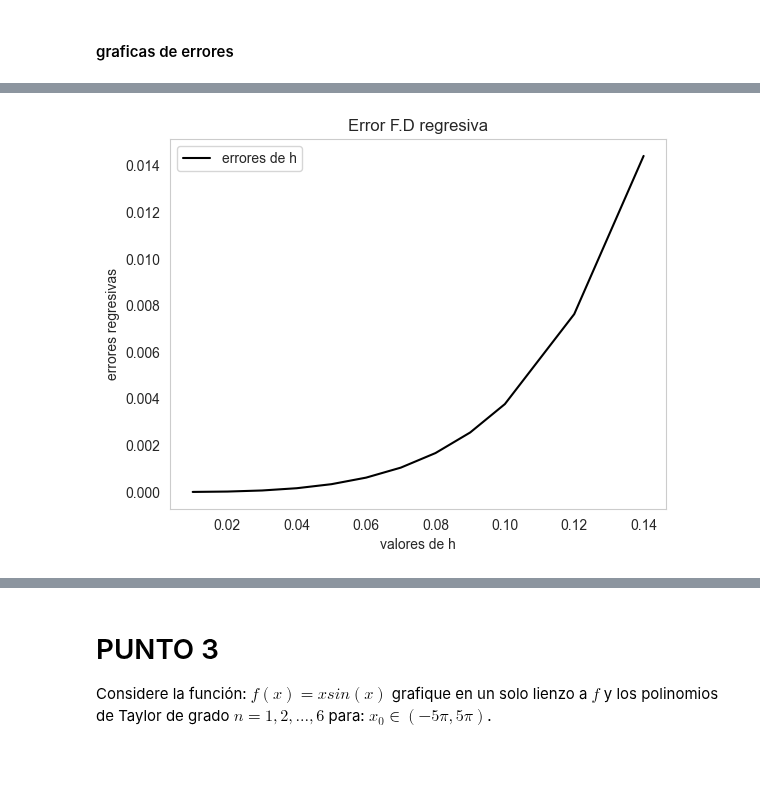
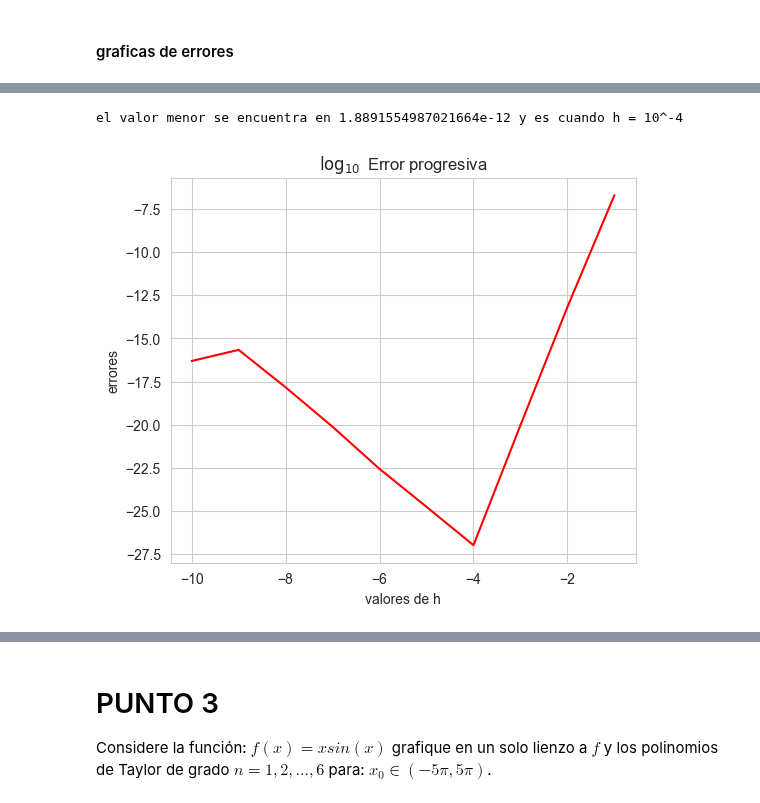
Before and after one commit to K3nnyZY/computer-solutions, a Jupyter notebook: Lab1,Kenny_Zhu,Samir_mercado.ipynb, the cells around one changed output, grey strips where cells are left out. Cells and saved outputs as stored; diff of their text form; code cells hidden in the pictures; blank space fills up the shorter version.

```diff
--- a/Lab1,Kenny_Zhu,Samir_mercado.ipynb
+++ b/Lab1,Kenny_Zhu,Samir_mercado.ipynb
@@ -269,0 +235,4 @@ errores regresivas
+# %%
+f_diff = sp.diff(f, x)  # se deriva f
+df_real = float(f_diff.subs(x, x0).evalf())   # valor real que seria la derivada de f evaluada en 1
+print(f"la derivada de la funcion es {f_diff}\n el valor real o f'(1) es: {df_real}")
@@ -269,0 +242,3 @@ errores regresivas
+# %%
+error_prog = [(np.abs(df_real-df_prog)) for df_prog in aprox_prog]   # lista de errores progresivas
+print(f"errores progresivas: \n{error_prog}")
@@ -285,13 +256,12 @@ plt.show()
-# %%
-x2 = h_values
-y2 = repr_reg
-
-plt.plot(x2,y2, label = 'errores de h', color = 'black')
-plt.title('Error F.D regresiva')
-plt.legend()
-plt.xlabel('valores de h')
-plt.ylabel('errores regresivas')
-plt.grid(False)
-plt.show()
-# %% [output]
-[figure, removed]
+# %%
+fig, ax1 = plt.subplots(figsize=(6,5))
+
+ax1.plot(h_values,np.log(error_prog),color='r')
+ax1.set_xlabel("valores de h")
+ax1.set_ylabel("errores")
+ax1.set_title('$\log_{10}$ Error progresiva');
+
+print(f"el valor menor se encuentra en {min(error_prog)} y es cuando h = 10^-4")
+# %% [output]
+el valor menor se encuentra en 1.8891554987021664e-12 y es cuando h = 10^-4
+[figure, added]
```
Also changed, not shown: parts of 10 cells of this notebook, 9 other files.
